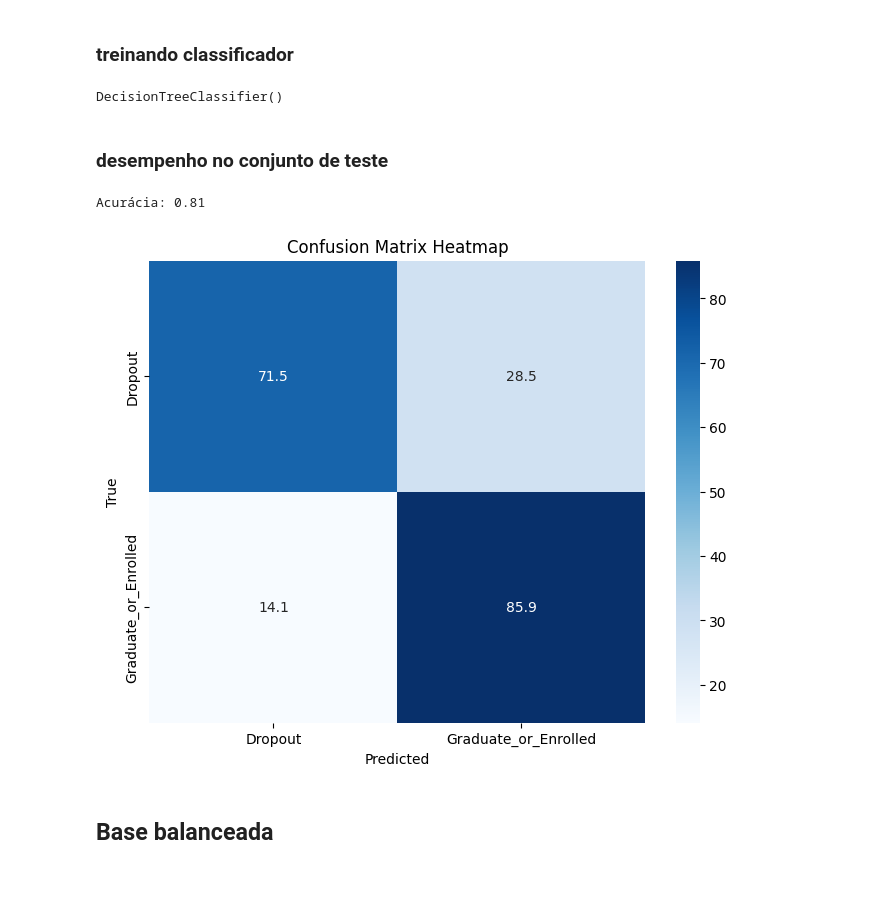
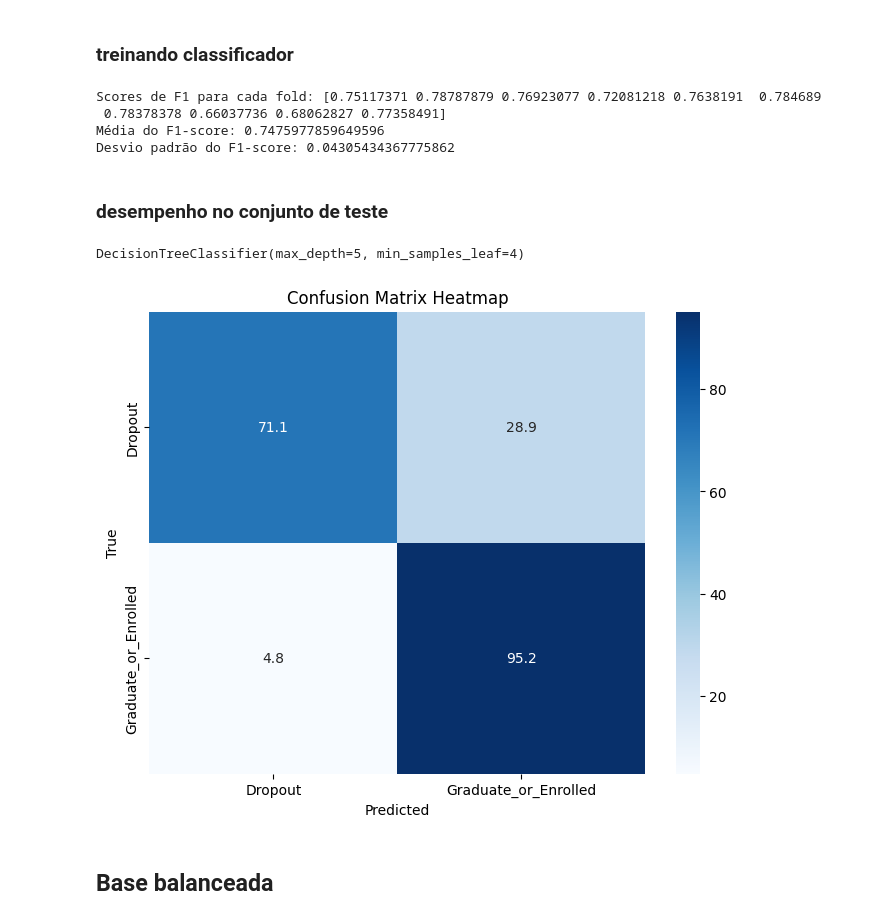
Before and after one commit to felmateos/student-dropout-prediction, a Jupyter notebook: modeling/standard-models/DTree_FC.ipynb, the cells around one changed output. Drawn from its saved outputs; the diff is of its cells as text; code cells hidden in the pictures; blank space fills up the shorter version.

```diff
--- a/modeling/standard-models/DTree_FC.ipynb
+++ b/modeling/standard-models/DTree_FC.ipynb
@@ -38,40 +37,64 @@ y.hist()
 # %% [markdown]
 ### treinando classificador
-# %%
-clf = DecisionTreeClassifier()
-clf.fit(X_train, y_train)
-# %% [output]
-DecisionTreeClassifier()
+# %%
+clf = DecisionTreeClassifier()
+
+param_grid = {
+    'max_depth': [3, 5, 7, 10],
+    'min_samples_split': [2, 5, 10],
+    'min_samples_leaf': [1, 2, 4]
+}
+
+grid_search = GridSearchCV(estimator=clf, param_grid=param_grid, cv=5, scoring='f1_macro')
+grid_search.fit(X_train, y_train)
+best_clf = grid_search.best_estimator_
+
+skf = StratifiedKFold(n_splits=10, shuffle=True, random_state=777)
+
+# Definir a métrica de avaliação
+scorer = make_scorer(f1_score, pos_label='Dropout')
+
+# Realizar a validação cruzada
+cv_scores = cross_val_score(best_clf, X, y, cv=skf, scoring=scorer)
+
+# Imprimir os resultados
+print(f'Scores de F1 para cada fold: {cv_scores}')
+print(f'Média do F1-score: {cv_scores.mean()}')
+print(f'Desvio padrão do F1-score: {cv_scores.std()}')
+# %% [output]
+Scores de F1 para cada fold: [0.75117371 0.78787879 0.76923077 0.72081218 0.7638191  0.784689
+ 0.78378378 0.66037736 0.68062827 0.77358491]
+Média do F1-score: 0.7475977859649596
+Desvio padrão do F1-score: 0.04305434367775862
 # %% [markdown]
 ### desempenho no conjunto de teste
 # %%
 df_test = pd.read_csv('../../data/preprocessed/test/drp_XOHE_scld.csv')
 X_test = df_test.loc[:, df_train.columns != 'Target']
 y_test = df_test['Target']
-# %%
-accuracy = clf.score(X_test, y_test)
-print(f'Acurácia: {accuracy:.2f}')
-# %% [output]
-Acurácia: 0.81
+# %%
+best_clf.fit(X, y)
+# %% [output]
+DecisionTreeClassifier(max_depth=5, min_samples_leaf=4)
 # %%
-y_pred = clf.predict(X_test)
+y_pred = best_clf.predict(X_test)
 
 # Calcular a matriz de confusão
 cm = confusion_matrix(y_test, y_pred, labels=['Dropout', 'Graduate_or_Enrolled'])
 labels = ['Dropout', 'Graduate_or_Enrolled']
 
 cm_percent = cm.astype('float') / cm.sum(axis=1)[:, np.newaxis] * 100
 
 # Plotar o heatmap da matriz de confusão
 plt.figure(figsize=(8, 6))
 sns.heatmap(cm_percent, annot=True, fmt='.1f', cmap='Blues')
 plt.xlabel('Predicted')
 plt.ylabel('True')
 plt.title('Confusion Matrix Heatmap')
 plt.xticks(np.arange(len(labels)) + 0.5, labels)
 plt.yticks(np.arange(len(labels)) + 0.5, labels)
 plt.show()
 # %% [output]
-[figure, old version]
+[figure, new version]
 # %% [markdown]
 ## Base balanceada
```
Also changed, not shown: parts of 10 cells of this notebook, 6 other files.
